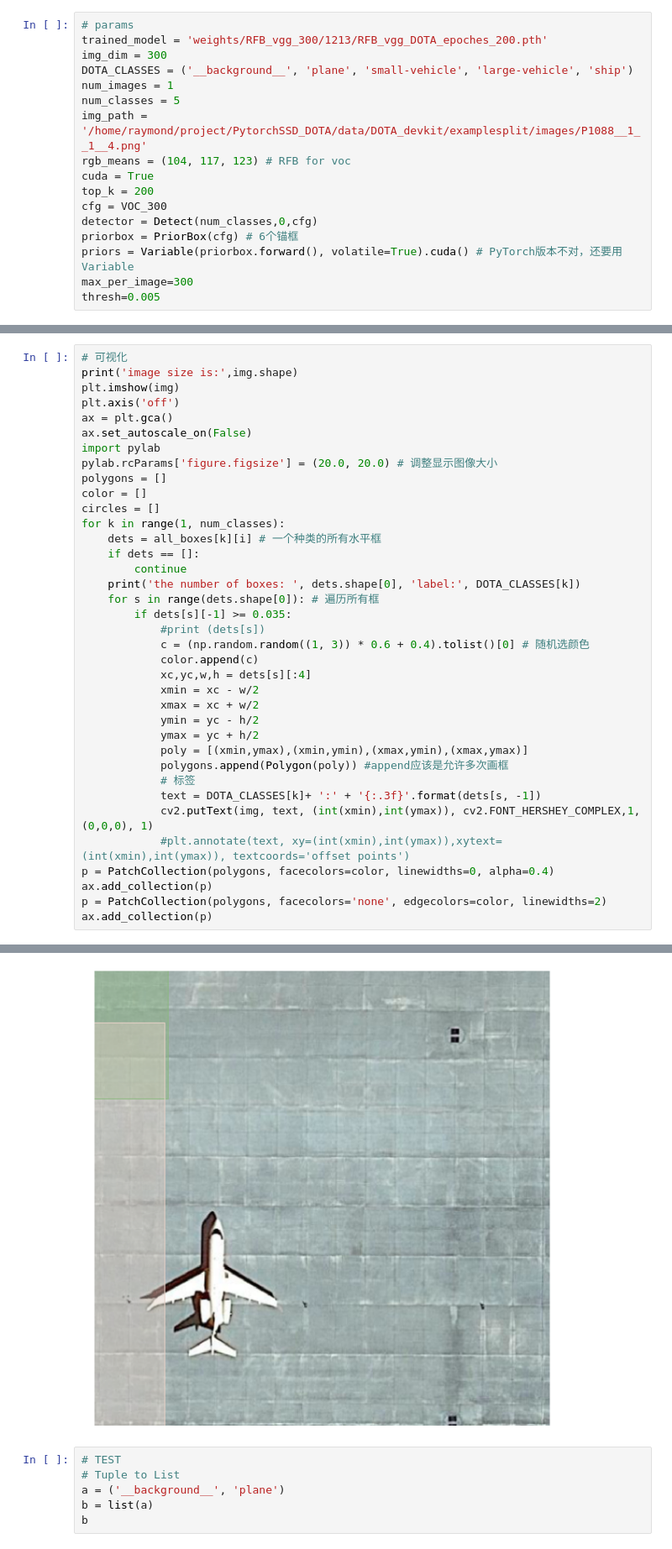
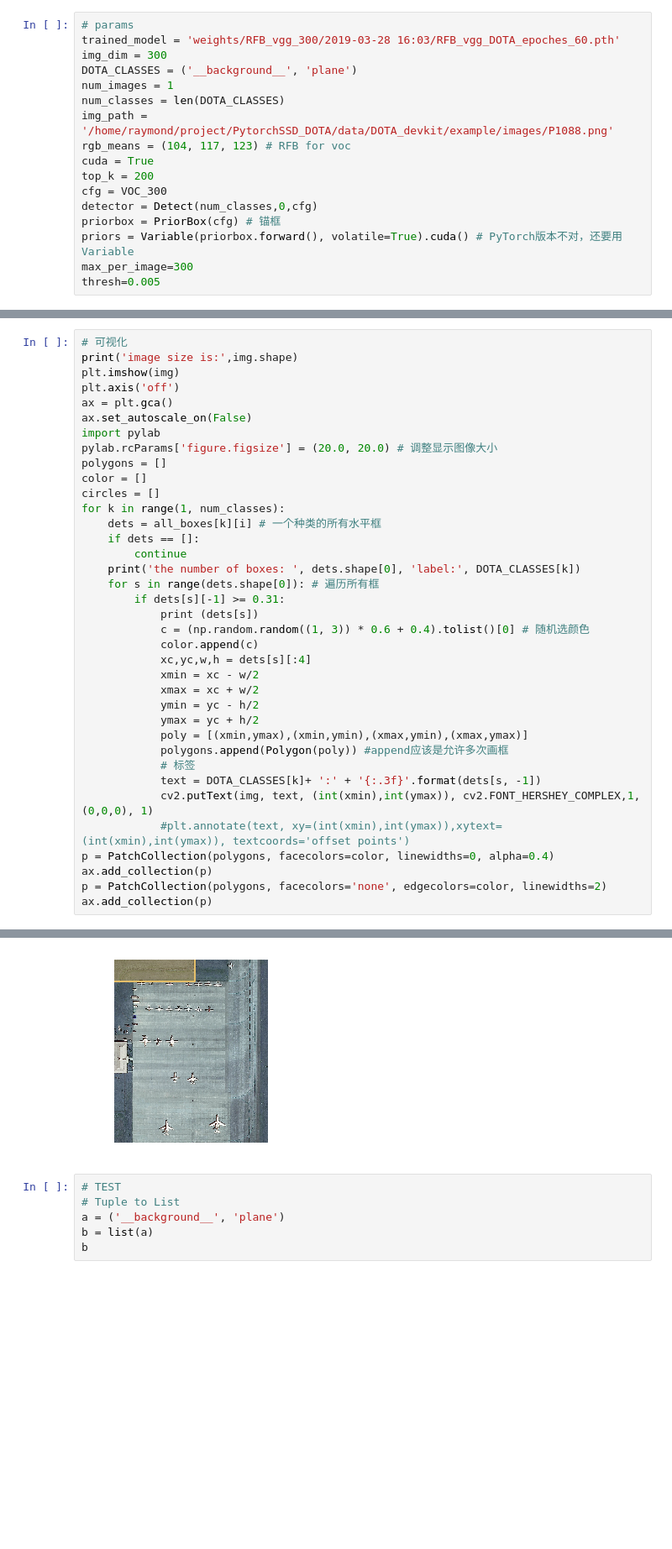
Before and after one commit to RaymondBigCat/PytorchSSD_DOTA, a Jupyter notebook: TestSingleImg.ipynb, the cells around one changed output, grey strips where cells are left out. Shown: that part at 84% size. Saved outputs shown, nothing was run; the diff lists cells and outputs as text; blank space fills up the shorter version.

Commit message:
modity the DOTA_CLASSES

```diff
--- a/TestSingleImg.ipynb
+++ b/TestSingleImg.ipynb
@@ -25,18 +25,18 @@ from matplotlib.patches import Polygon, Circle
 import math
 # %%
 # params
-trained_model = 'weights/RFB_vgg_300/1213/RFB_vgg_DOTA_epoches_200.pth'
+trained_model = 'weights/RFB_vgg_300/2019-03-28 16:03/RFB_vgg_DOTA_epoches_60.pth'
 img_dim = 300
-DOTA_CLASSES = ('__background__', 'plane', 'small-vehicle', 'large-vehicle', 'ship')
+DOTA_CLASSES = ('__background__', 'plane')
 num_images = 1
-num_classes = 5
-img_path = '/home/raymond/project/PytorchSSD_DOTA/data/DOTA_devkit/examplesplit/images/P1088__1__1__4.png'
+num_classes = len(DOTA_CLASSES)
+img_path = '/home/raymond/project/PytorchSSD_DOTA/data/DOTA_devkit/example/images/P1088.png'
 rgb_means = (104, 117, 123) # RFB for voc
 cuda = True
 top_k = 200
 cfg = VOC_300
 detector = Detect(num_classes,0,cfg)
-priorbox = PriorBox(cfg) # 6个锚框
+priorbox = PriorBox(cfg) # 锚框
 priors = Variable(priorbox.forward(), volatile=True).cuda() # PyTorch版本不对，还要用Variable
 max_per_image=300
 thresh=0.005
@@ -170,8 +170,8 @@ for k in range(1, num_classes):
         continue
     print('the number of boxes: ', dets.shape[0], 'label:', DOTA_CLASSES[k])
     for s in range(dets.shape[0]): # 遍历所有框
-        if dets[s][-1] >= 0.035:
-            #print (dets[s])
+        if dets[s][-1] >= 0.31:
+            print (dets[s])
             c = (np.random.random((1, 3)) * 0.6 + 0.4).tolist()[0] # 随机选颜色
             color.append(c)
             xc,yc,w,h = dets[s][:4]
@@ -198,5 +197,5 @@ the number of boxes:  61 label: ship
 <matplotlib.collections.PatchCollection at 0x...>
-[figure, old version]
+[figure, new version]
 # %%
 # TEST
 # Tuple to List
```
Also changed, not shown: parts of 6 cells of this notebook, 4 other files.
